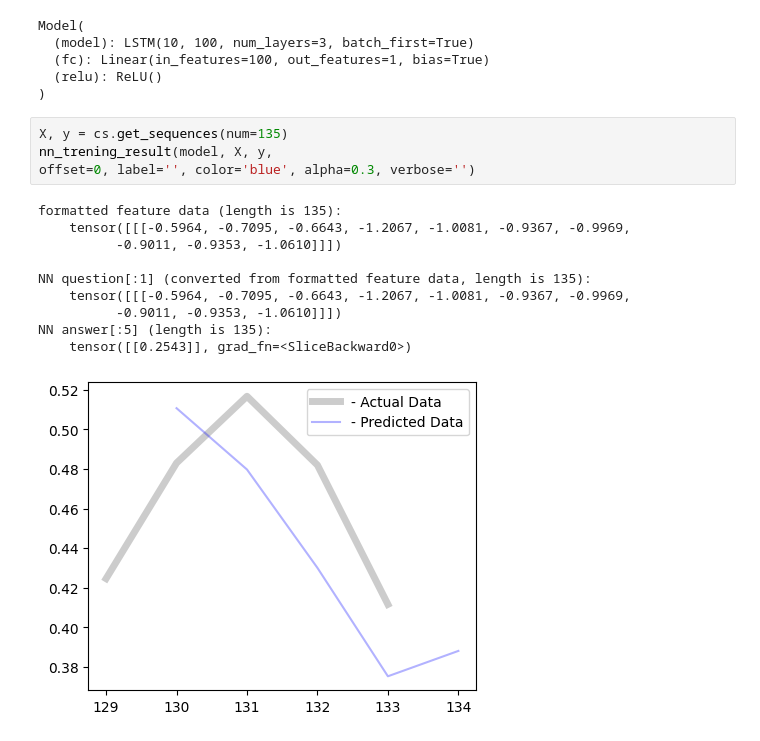
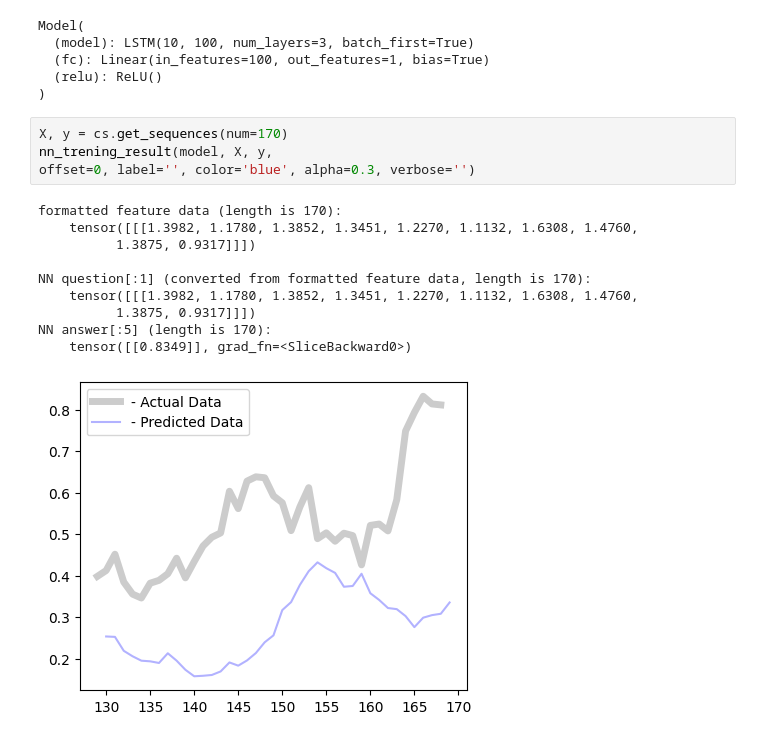
Before and after one commit to stefanzarembinski/szx81, a Jupyter notebook: szx81/nn_tools/lstm_tutorial_0.ipynb, the cells around one changed output. Cells and saved outputs as stored; diff of their text form.

```diff
--- a/szx81/nn_tools/lstm_tutorial_0.ipynb
+++ b/szx81/nn_tools/lstm_tutorial_0.ipynb
@@ -256,17 +256,17 @@ Model(
   (relu): ReLU()
 )
 # %%
-X, y = cs.get_sequences(num=135)
+X, y = cs.get_sequences(num=170)
 nn_trening_result(model, X, y,
 offset=0, label='', color='blue', alpha=0.3, verbose='')
 # %% [output]
-formatted feature data (length is 135):
-    tensor([[[-0.5964, -0.7095, -0.6643, -1.2067, -1.0081, -0.9367, -0.9969,
-          -0.9011, -0.9353, -1.0610]]])
+formatted feature data (length is 170):
+    tensor([[[1.3982, 1.1780, 1.3852, 1.3451, 1.2270, 1.1132, 1.6308, 1.4760,
+          1.3875, 0.9317]]])
 
-NN question[:1] (converted from formatted feature data, length is 135):
-    tensor([[[-0.5964, -0.7095, -0.6643, -1.2067, -1.0081, -0.9367, -0.9969,
-          -0.9011, -0.9353, -1.0610]]])
-NN answer[:5] (length is 135):
-    tensor([[0.2543]], grad_fn=<SliceBackward0>)
+NN question[:1] (converted from formatted feature data, length is 170):
+    tensor([[[1.3982, 1.1780, 1.3852, 1.3451, 1.2270, 1.1132, 1.6308, 1.4760,
+          1.3875, 0.9317]]])
+NN answer[:5] (length is 170):
+    tensor([[0.8349]], grad_fn=<SliceBackward0>)
-[figure, old version]
+[figure, new version]
```
Also changed, not shown: parts of 1 cell of this notebook, 4 other files.
